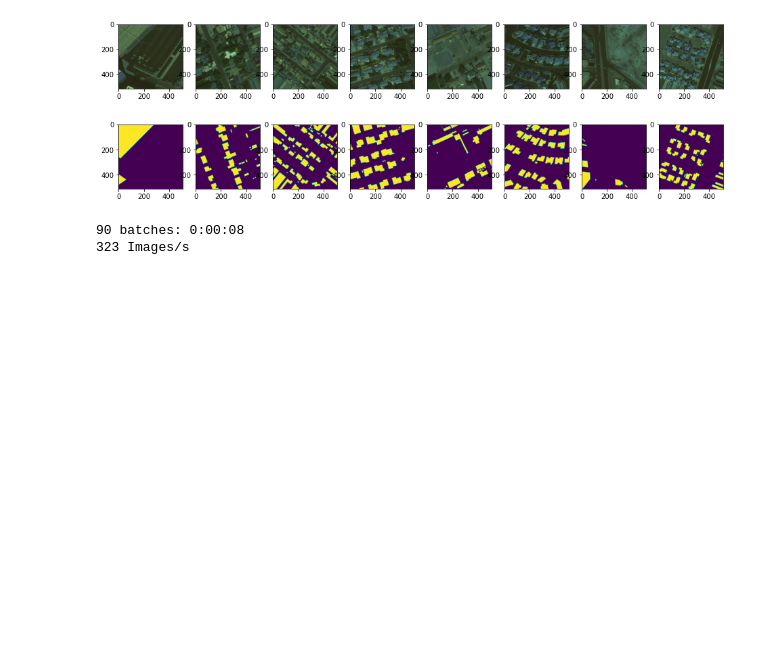
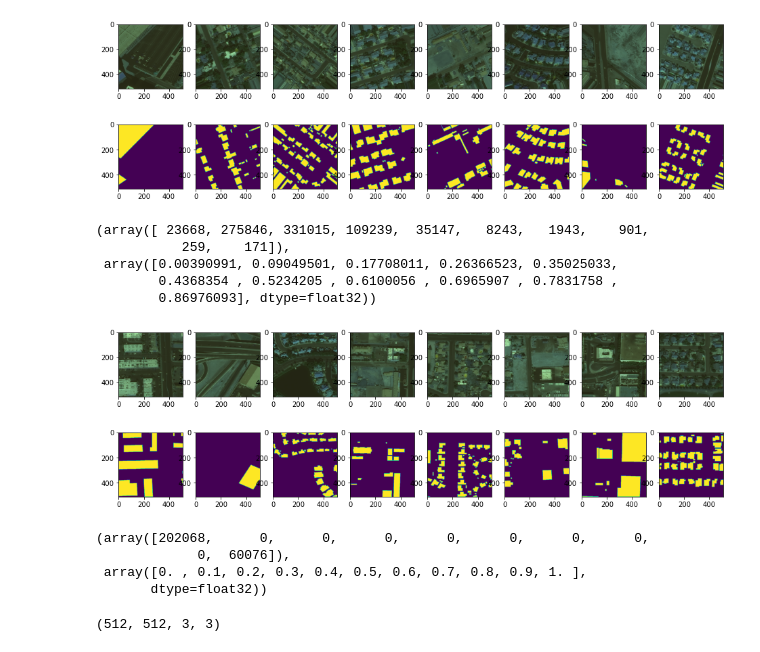
Before and after one commit to CSCCNY/final-project-landandbuildingsatimg-ccny, a Jupyter notebook: notebooks/scratch/01-HG-datagenerator_test_3.ipynb, the cells around one changed output. Drawn from its saved outputs; the diff is of its cells as text; code cells hidden in the pictures; blank space fills up the shorter version.

Commit message:
testing image generator in Model

```diff
--- a/notebooks/scratch/01-HG-datagenerator_test_3.ipynb
+++ b/notebooks/scratch/01-HG-datagenerator_test_3.ipynb
@@ -155,31 +164,3 @@ pxer = PrePixer(val_data_dir,out_val_data_dir, mode="val", chunk_size=32 , img_s
-# %%
-fig, axes = plt.subplots(2, 5, figsize=(18, 9))
-# fig.subplots_adjust(hspace=0.1)
-
-for a in np.arange(0,5):
-
-    image = X_file[a]
-
-    # Load masks
-    mask = y_file[a]
-
-
-    axes[0, a].imshow( image / 255.0)
-    axes[1, a].imshow( mask / 255.0)
-# %%
-fig, axes = plt.subplots(2, 5, figsize=(18, 9))
-# fig.subplots_adjust(hspace=0.1)
-
-for a in np.arange(0,5):
-
-    image = aug_x_set[a]
-
-    # Load masks
-    mask = aug_y_set[a]
-
-
-    axes[0, a].imshow( image)
-    axes[1, a].imshow( mask)
 # %%
 class DataGenerator(Sequence):
     def __init__(self, list_IDs,label_map , img_dir ,mode):
@@ -269,6 +250,35 @@ for a in np.arange(0,8):
     axes[1, a].imshow( mask)
 # %% [output]
 [figure]
+# %%
+np.histogram(train_generator[22][0][a+5,:,:,:])
+# %% [output]
+(array([ 23668, 275846, 331015, 109239,  35147,   8243,   1943,    901,
+           259,    171]),
+ array([0.00390991, 0.09049501, 0.17708011, 0.26366523, 0.35025033,
+        0.4368354 , 0.5234205 , 0.6100056 , 0.6965907 , 0.7831758 ,
+        0.86976093], dtype=float32))
+# %%
+fig, axes = plt.subplots(2, 8, figsize=(16, 5))
+# fig.subplots_adjust(hspace=0.1)
+
+for a in np.arange(0,8):
+
+    image = val_generator[5][0][a+5,:,:,:]
+
+    # Load masks
+    mask = val_generator[5][1][a+5,:,:,:]
+    axes[0, a].imshow( image)
+    axes[1, a].imshow( mask)
+# %% [output]
+[figure, added]
+# %%
+np.histogram(val_generator[14][1][a+5,:,:,:])
+# %% [output]
+(array([202068,      0,      0,      0,      0,      0,      0,      0,
+             0,  60076]),
+ array([0. , 0.1, 0.2, 0.3, 0.4, 0.5, 0.6, 0.7, 0.8, 0.9, 1. ],
+       dtype=float32))
 # %%
 batch_size = 31
 def timeit(ds, steps=90):
@@ -285,7 +295,7 @@ def timeit(ds, steps=90):
                 f'''{datetime.timedelta(seconds=int(duration))}''')
         print(f'{round(batch_size*steps/duration)} Images/s')
 # %%
-timeit(train_generator)
+img_size = (512,512,3)
+img_size + (3,)
 # %% [output]
-90 batches: 0:00:08
-323 Images/s
+(512, 512, 3, 3)
```
Also changed, not shown: parts of 15 cells of this notebook.
